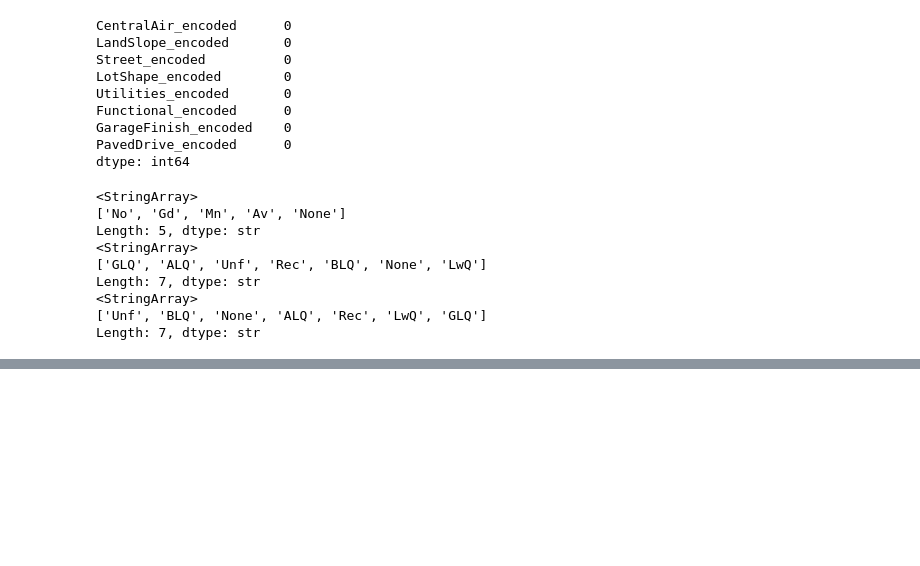
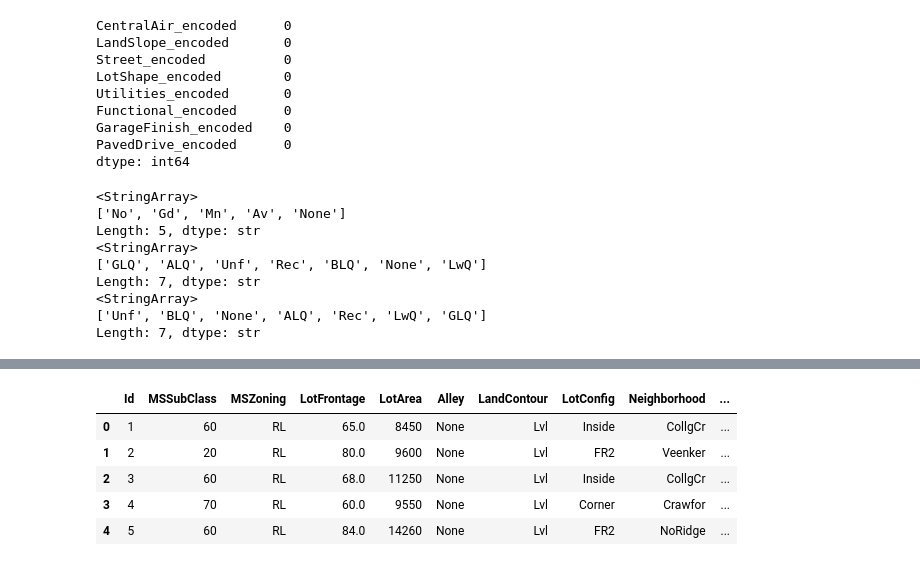
Before and after one commit to dimkon02/House-Prices-ML-project, a Jupyter notebook: notebooks/01_exploartion.ipynb, the cells around one changed output, grey strips where cells are left out. Cells and saved outputs as stored; diff of their text form; code cells hidden in the pictures; blank space fills up the shorter version.

```diff
--- a/notebooks/01_exploartion.ipynb
+++ b/notebooks/01_exploartion.ipynb
@@ -884,0 +919,6 @@ df[['BsmtExposure_encoded', 'BsmtFinType1_encoded', 'BsmtFinType2_encoded']].isn
+# %%
+df['TotalBath'] = df['FullBath'] + 0.5 * df['HalfBath'] + df['BsmtFullBath'] + 0.5 * df['BsmtHalfBath']
+
+df['TotalSF'] = df['TotalBsmtSF'] + df['GrLivArea']
+
+df['TotalPorchSF'] = df['OpenPorchSF'] + df['EnclosedPorch'] + df['3SsnPorch'] + df['ScreenPorch'] + df['WoodDeckSF']
@@ -884,0 +941,7 @@ df[['BsmtExposure_encoded', 'BsmtFinType1_encoded', 'BsmtFinType2_encoded']].isn
+# %%
+df['HouseAge'] = df['YrSold'] - df['YearBuilt']
+
+df['HouseRemodAge'] = df['YrSold'] - df['YearRemodAdd']
+
+df['GarageAge'] = df['YrSold'] - df['GarageYrBlt']
+df.loc[df['GarageYrBlt'] == 0, 'GarageAge'] = 0
@@ -884,0 +959,10 @@ df[['BsmtExposure_encoded', 'BsmtFinType1_encoded', 'BsmtFinType2_encoded']].isn
+# %%
+df['Has2ndFloor'] = df['2ndFlrSF'] > 0
+df['HasFireplace'] = df['Fireplaces'] > 0
+df['HasPool'] = df['PoolQC_encoded'] > 0
+df['HasGarage'] = df['GarageArea'] > 0
+df['HasBsmt'] = df['TotalBsmtSF'] > 0
+df['HasFence'] = df['Fence'] != 'None'
+df['HasMasVnr'] = df['MasVnrArea'] > 0
+df['IsNew'] = df['SaleType'] == 'New'
+df['IsPartialSale'] = df['SaleCondition'] == 'Partial'
@@ -884,0 +988,17 @@ df[['BsmtExposure_encoded', 'BsmtFinType1_encoded', 'BsmtFinType2_encoded']].isn
+# %%
+cols_to_drop = ['ExterQual', 'ExterCond', 'BsmtQual', 'BsmtCond', 'HeatingQC',
+                 'KitchenQual', 'FireplaceQu', 'GarageQual', 'GarageCond', 'PoolQC',
+                 'CentralAir', 'LandSlope', 'Street', 'LotShape', 'Utilities',
+                 'Functional', 'GarageFinish', 'PavedDrive',
+                 'BsmtExposure', 'BsmtFinType1', 'BsmtFinType2']
+
+df = df.drop(columns=cols_to_drop)
+# %%
+df.head()
+# %% [output]
+|  | Id | MSSubClass | MSZoning | LotFrontage | LotArea | Alley | LandContour | LotConfig | Neighborhood | ... |
+| 0 | 1 | 60 | RL | 65.0 | 8450 | None | Lvl | Inside | CollgCr | ... |
+| 1 | 2 | 20 | RL | 80.0 | 9600 | None | Lvl | FR2 | Veenker | ... |
+| 2 | 3 | 60 | RL | 68.0 | 11250 | None | Lvl | Inside | CollgCr | ... |
+| 3 | 4 | 70 | RL | 60.0 | 9550 | None | Lvl | Corner | Crawfor | ... |
+| 4 | 5 | 60 | RL | 84.0 | 14260 | None | Lvl | FR2 | NoRidge | ... |
```
Also changed, not shown: parts of 11 cells of this notebook.
